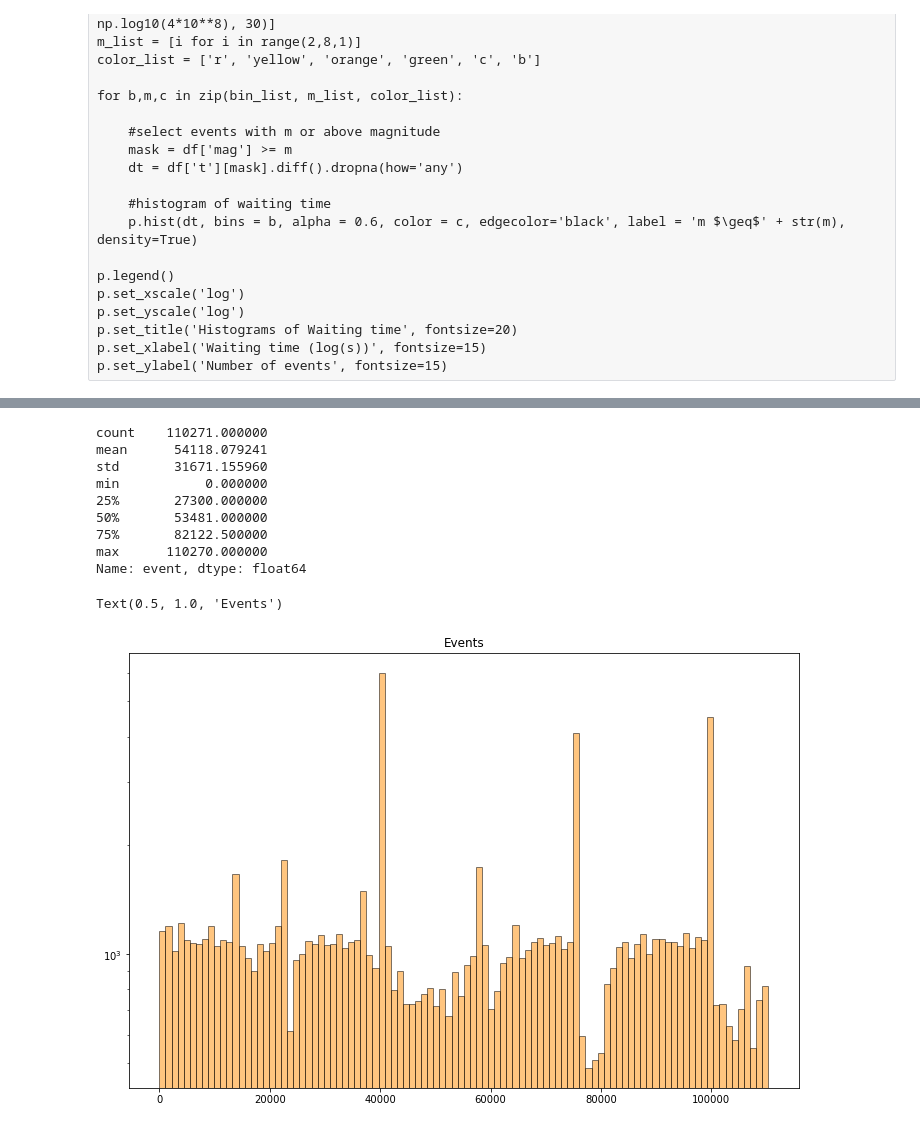
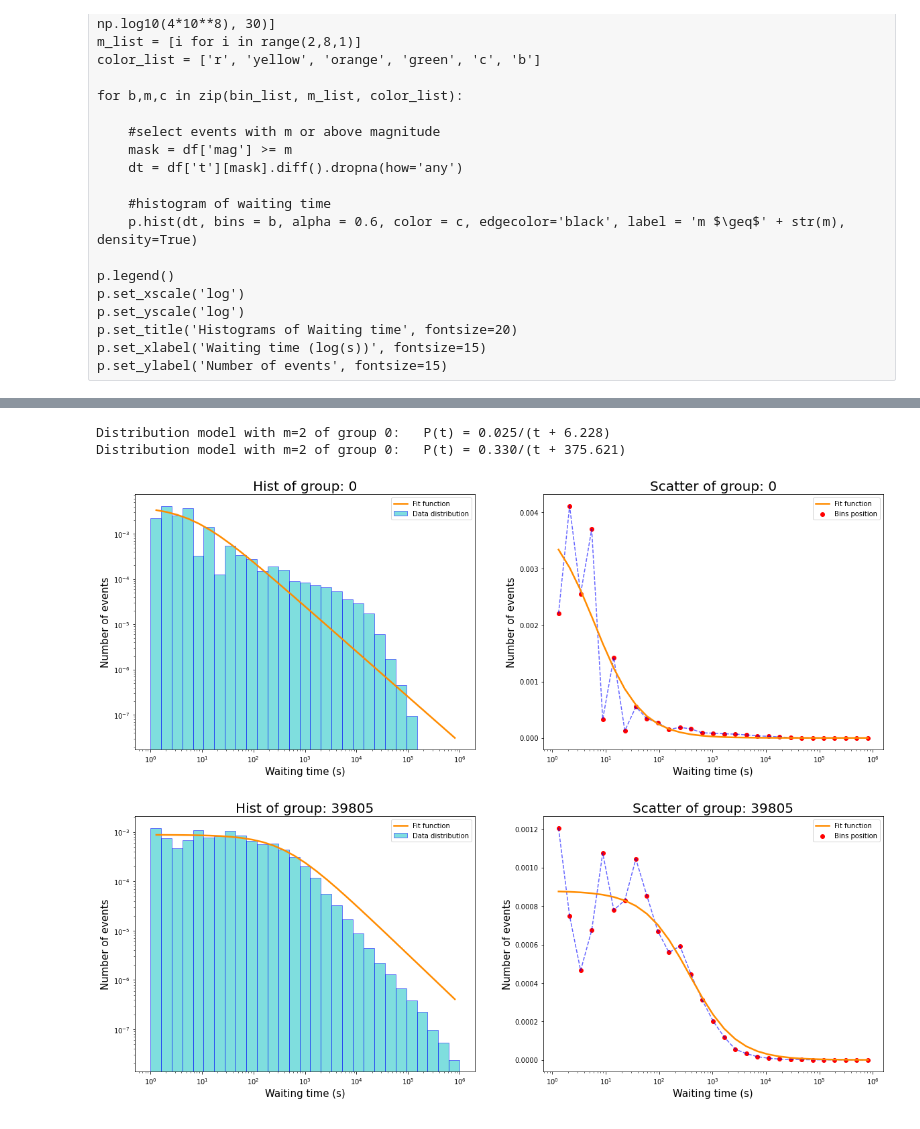
Before and after one commit to andreazanola98/Earthquake-Data-Analysis, a Jupyter notebook: Giuseppe.ipynb, the cells around one changed output, grey strips where cells are left out. Saved outputs shown, nothing was run; the diff lists cells and outputs as text; code cells hidden in the pictures.

```diff
--- a/Giuseppe.ipynb
+++ b/Giuseppe.ipynb
@@ -52,9 +46,3 @@ df.sort_values(by='t')
 | 110269 | 110269 | -1 | 9.305363e+08 | 2.17 | -2388375 | -4691191 | 3550903 |
 | 110270 | 110270 | -1 | 9.305667e+08 | 3.27 | -2579453 | -4409462 | 3774036 |
 110271 rows × 7 columns
-# %%
-def fit_pdf(x, K, c):
-    return K*((x+abs(c))**(-1))
-
-def fit_pdf2(t, K, c,p):
-    return -K*[(1/((p-1)*((c+t)**(p-1))))-(1/((p-1)*((c+0.001)**(p-1))))]
@@ -244,21 +285,9 @@ Distribution model with m=2 of group 39805:   P(t) = 0.330/(t + 375.621)
-# %%
-print(df['event'].describe())
-plt.figure(figsize=(12,8))
-plt.hist(df['event'], bins=100, alpha = 0.5, color = 'darkorange', edgecolor='black')
-plt.yscale('log')
-plt.title('Events')
-
-#75422
-#39805
-# %% [output]
-count    110271.000000
-mean      54118.079241
-std       31671.155960
-min           0.000000
-25%       27300.000000
-50%       53481.000000
-75%       82122.500000
-max      110270.000000
-Name: event, dtype: float64
-Text(0.5, 1.0, 'Events')
-[figure, removed]
+# %%
+#dataframe, pointer, magnitude, init_param
+hist_event(df, 0, 2, [0.01, 0])
+hist_event(df, 39805, 2, [0.1, 0])
+# %% [output]
+Distribution model with m=2 of group 0:   P(t) = 0.025/(t + 6.228)
+Distribution model with m=2 of group 0:   P(t) = 0.330/(t + 375.621)
+[figure, added]
+[figure, added]
```
Also changed, not shown: parts of 17 cells of this notebook.
